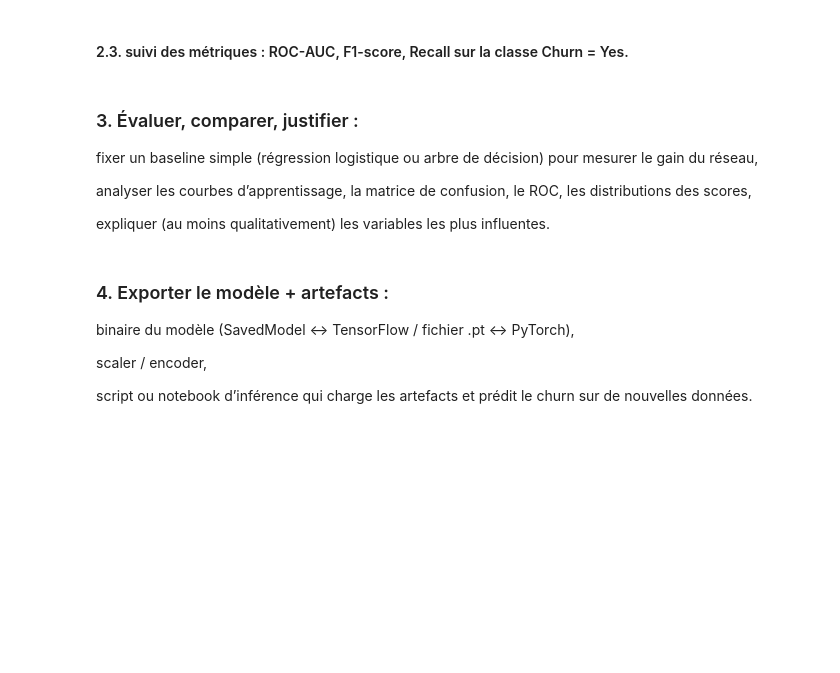
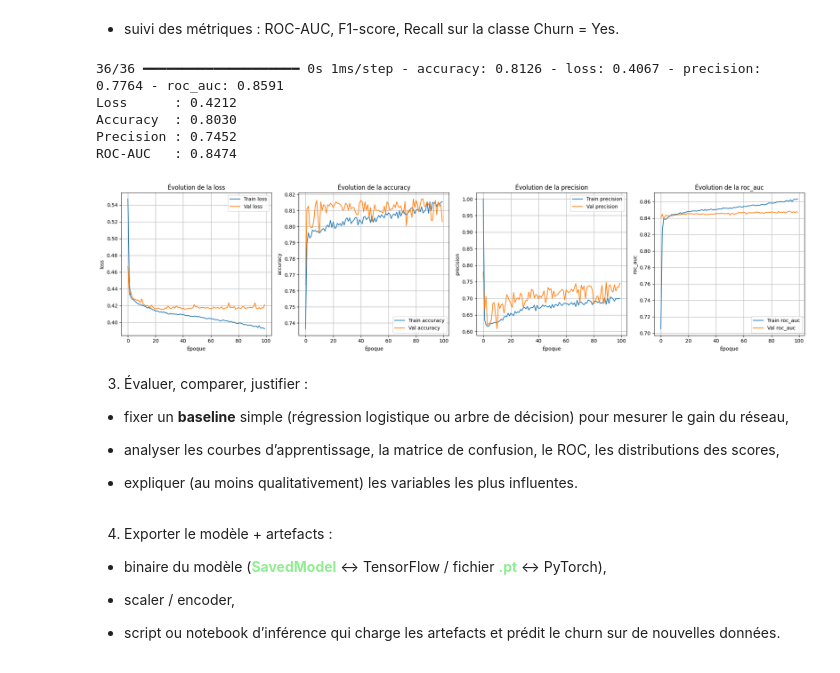
Before and after one commit to NicoCasso/ChurnPrediction, a Jupyter notebook: notebooks/niconotebook.ipynb, the cells around one changed output. Saved outputs shown, nothing was run; the diff lists cells and outputs as text; code cells hidden in the pictures; blank space fills up the shorter version.

Commit message:
re-add notebooks

```diff
--- a/notebooks/niconotebook.ipynb
+++ b/notebooks/niconotebook.ipynb
@@ -125,7 +229,7 @@ y_val = np.array(y_val)
 history = deepl_classifier.fit(
     X_train, y_train,
     validation_data=(X_val, y_val),
-    epochs=30,
+    epochs=100,
     batch_size=16,
     verbose=1
 )
@@ -138,31 +260,65 @@ early_stop = tf.keras.callbacks.EarlyStopping(
 # %% [markdown]
-#### 2.3. suivi des métriques : ROC-AUC, F1-score, Recall sur la classe Churn = Yes.
+  + suivi des métriques : ROC-AUC, F1-score, Recall sur la classe Churn = Yes.
 # %%
-# TODO
+#test_loss, test_acc, test_pre, test_rec, test_auc, test_f1s = deepl_classifier.evaluate(X_val, y_val)
+metrics = deepl_classifier.evaluate(X_val,y_val)
+test_loss, test_acc, test_pre, test_auc = metrics
+print(f"Loss      : {test_loss:.4f}")
+print(f"Accuracy  : {test_acc:.4f}")
+print(f"Precision : {test_pre:.4f}")
+# print(f"Recall    : {test_rec:.4f}")
+print(f"ROC-AUC   : {test_auc:.4f}")
+#print(f"F1-score  : {test_f1s:.4f}")
+# %% [output]
+36/36 ━━━━━━━━━━━━━━━━━━━━ 0s 1ms/step - accuracy: 0.8126 - loss: 0.4067 - precision: 0.7764 - roc_auc: 0.8591
+Loss      : 0.4212
+Accuracy  : 0.8030
+Precision : 0.7452
+ROC-AUC   : 0.8474
+# %%
+import matplotlib.pyplot as plt
+
+def plot_history(ax, title:str, history, validation=True):
+    ax.plot(history.history[title], label=f"Train {title}")
+
+    val_title = "val_"+title
+    if validation and val_title in history.history:
+        ax.plot(history.history[val_title], label=f"Val {title}")
+
+    ax.set_title(f"Évolution de la {title}")
+    ax.set_xlabel('Époque')
+    ax.set_ylabel(title)
+    ax.legend()
+    ax.grid()
+
+# Créer la figure et les axes (4 plots côte à côte)
+fig1, axs = plt.subplots(1, 4, figsize=(20, 5))
+
+plot_history(axs[0], "loss", history)
+plot_history(axs[1], "accuracy", history)
+plot_history(axs[2], "precision",history)
+plot_history(axs[3], "roc_auc", history)
+
+plt.tight_layout()
+plt.show()
+# %% [output]
+[figure, added]
 # %% [markdown]
 
 
-### 3. Évaluer, comparer, justifier :
+3. Évaluer, comparer, justifier :
 
+  + fixer un **baseline** simple (régression logistique ou arbre de décision) pour mesurer le gain du réseau,
 
-fixer un baseline simple (régression logistique ou arbre de décision) pour mesurer le gain du réseau,
+  + analyser les courbes d’apprentissage, la matrice de confusion, le ROC, les distributions des scores,
 
-
-analyser les courbes d’apprentissage, la matrice de confusion, le ROC, les distributions des scores,
-
-
-expliquer (au moins qualitativement) les variables les plus influentes.
+  + expliquer (au moins qualitativement) les variables les plus influentes.
 # %% [markdown]
+4. Exporter le modèle + artefacts :
 
+  + binaire du modèle (<span style="color: lightgreen;"><b>SavedModel</b></span> ↔ TensorFlow / fichier <span style="color: lightgreen;"><b>.pt</b></span> ↔ PyTorch),
 
-### 4. Exporter le modèle + artefacts :
+  + scaler / encoder,
 
-
-binaire du modèle (SavedModel ↔ TensorFlow / fichier .pt ↔ PyTorch),
-
-
-scaler / encoder,
-
-
-script ou notebook d’inférence qui charge les artefacts et prédit le churn sur de nouvelles données.
+  + script ou notebook d’inférence qui charge les artefacts et prédit le churn sur de nouvelles données.
 # %% [markdown]
```
Also changed, not shown: parts of 17 cells of this notebook, 2 other files.
